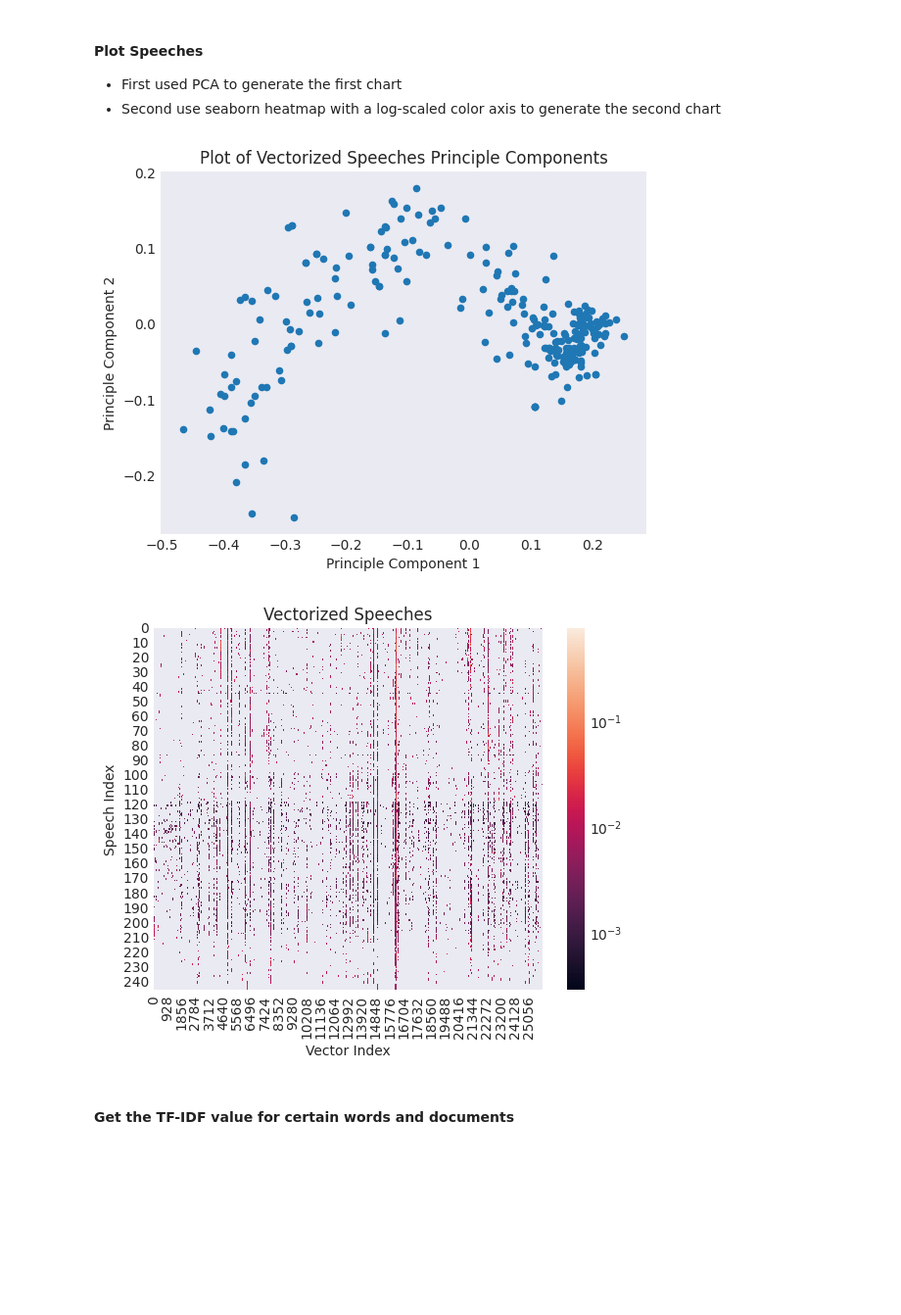
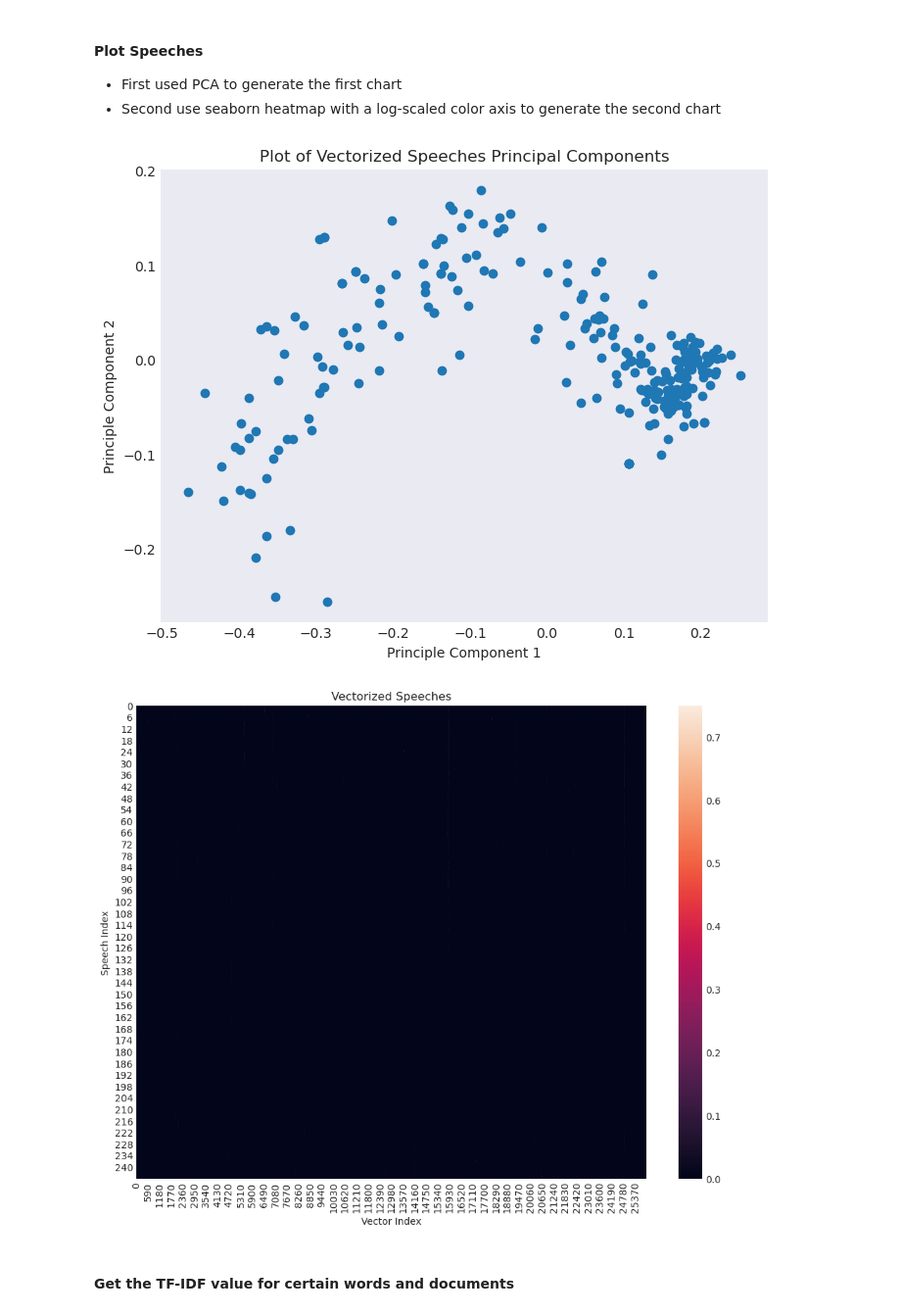
Before and after one commit to UCB-stat-159-f25/proj02-group16, a Jupyter notebook: nlp-P02.ipynb, the cells around one changed output. Shown at 98% size. Cells and saved outputs as stored; diff of their text form; code cells hidden in the pictures; blank space fills up the shorter version.

```diff
--- a/nlp-P02.ipynb
+++ b/nlp-P02.ipynb
@@ -313,7 +313,8 @@ from sklearn.decomposition import PCA
 # you may use this as input to fit the TF-IDF vectorizer
 raw_docs = sou["Text"].to_list()
 # %%
-# Hint - use fit_transform for vectorizer and PCA
+tfidf_model = TfidfVectorizer()
+tfidf_vectors = tfidf_model.fit_transform(raw_docs)
 # %% [markdown]
 The output of `fit_transform()` will be a matrix where each row corresponds to a speech, each column corresponds to a word in the corpus of speeches, and the value is the TF-IDF score which measures the importance of that word in that speech, relative to the rest of the speeches.
 # %% [markdown]
@@ -323,18 +324,39 @@ The output of `fit_transform()` will be a matrix where each row corresponds to a
 - Second use seaborn heatmap with a log-scaled color axis to generate the second chart
 # %%
 # Step 1: Set PCA to find first 2 principal components
+pca = PCA(n_components=2)
+tfidf_2d = pca.fit_transform(tfidf_vectors.toarray())
 
 # Step 2: Create a new dataframe where each row is a speech, and each column is a projection onto
 # one of the two principal components
+pca_df = pd.DataFrame(tfidf_2d, columns=["PC1", "PC2"])
 
 # Plot Data Visualization (Matplotlib)
+plt.figure(figsize=(8, 6))
+plt.scatter(pca_df["PC1"], pca_df["PC2"])
+plt.xlabel("Principle Component 1")
+plt.ylabel("Principle Component 2")
+plt.title("Plot of Vectorized Speeches Principal Components")
+plt.show()
 # %% [output]
-[figure, old version]
+[figure, new version]
 # %%
 # Hint - vectorized_docs is a sparse matrix whose rows are speeches and columns are tokens, with each
 # value being a TF-IDF score. Densify this array first, and then plot using seaborn.
+
+dense_mat = tfidf_vectors.toarray()
+
+plt.figure(figsize=(10, 8))
+
+sns.heatmap(dense_mat)
+
+plt.title("Vectorized Speeches")
+plt.xlabel("Vector Index")
+plt.ylabel("Speech Index")
+plt.tight_layout()
+plt.show()
 # %% [output]
-[figure, old version]
+[figure, new version]
 # %% [markdown]
 #### Get the TF-IDF value for certain words and documents
 # %%
```
Also changed, not shown: parts of 1 cell of this notebook.
